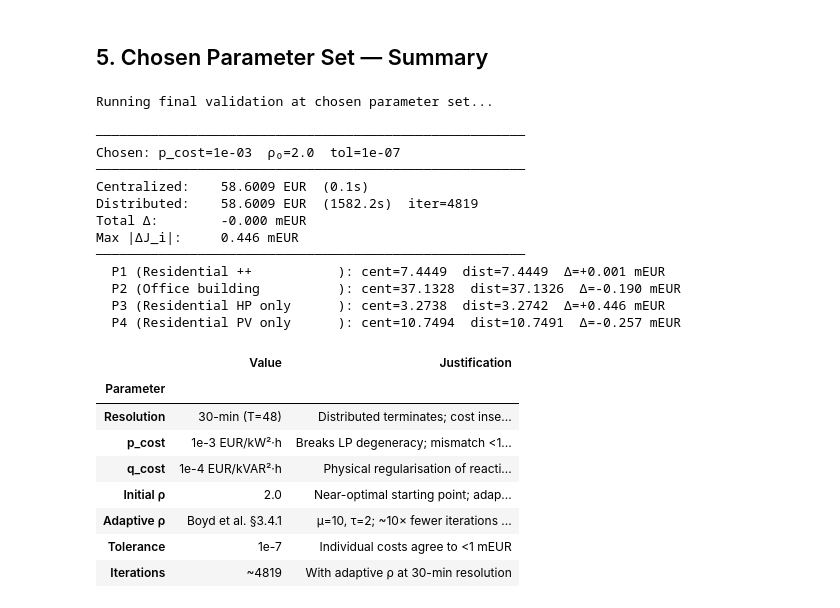
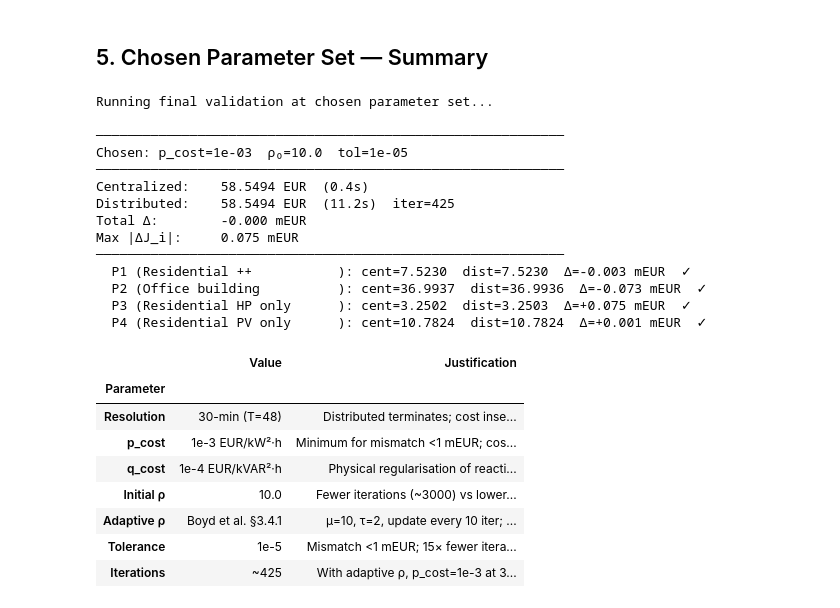
Before and after one commit to CatharinaHente/p2p-energy-trading-illustrative, a Jupyter notebook: convergence_study-2.ipynb, the cells around one changed output. Cells and saved outputs as stored; diff of their text form; code cells hidden in the pictures.

```diff
--- a/convergence_study-2.ipynb
+++ b/convergence_study-2.ipynb
@@ -499,6 +531,12 @@ and oscillates before adapting down.
 # %% [markdown]
 ## 5. Chosen Parameter Set — Summary
 # %%
+# ── Chosen operating point (revised from sweep results) ───────────────────────
+BASE_RHO   = 10.0    # rho sweep: ~3000 iter vs ~5000 at rho=2
+BASE_TOL   = 1e-5    # tolerance sweep: same mismatch as 1e-7, 15× fewer iter
+BASE_PCOST = 1e-3    # p_cost sweep: minimum for mismatch <1 mEUR
+MAX_ITER   = 50000
+
 print('Running final validation at chosen parameter set...')
 data_chosen = {**data_base, 'p_cost': BASE_PCOST}
 
@@ -506,59 +544,60 @@ t0  = time.time()
 r_c = centralized(data_chosen)
 t_c = time.time() - t0
 
 t0  = time.time()
 r_d = distributed(data_chosen, rho=BASE_RHO, tolerance=BASE_TOL,
                   max_iterations=MAX_ITER, adaptive_rho=True, log_history=True)
 t_d = time.time() - t0
 
 J_c = r_c['costs']
 J_d = r_d['costs']
 
-print(f'\n{"─"*55}')
+print(f'\n{"─"*60}')
 print(f'Chosen: p_cost={BASE_PCOST:.0e}  ρ₀={BASE_RHO}  tol={BASE_TOL:.0e}')
-print(f'{"─"*55}')
+print(f'{"─"*60}')
 print(f'Centralized:    {J_c.sum():.4f} EUR  ({t_c:.1f}s)')
 print(f'Distributed:    {J_d.sum():.4f} EUR  ({t_d:.1f}s)  iter={r_d["iterations"]}')
 print(f'Total Δ:        {(J_d.sum()-J_c.sum())*1000:+.3f} mEUR')
 print(f'Max |ΔJ_i|:     {float(np.max(np.abs(J_d-J_c)))*1000:.3f} mEUR')
-print(f'{"─"*55}')
+print(f'{"─"*60}')
 for i in range(N):
     diff = J_d[i] - J_c[i]
+    flag = '✓' if abs(diff)*1000 < 1.0 else '⚠'
     print(f'  P{i+1} ({names[i]:<25}): '
           f'cent={J_c[i]:.4f}  dist={J_d[i]:.4f}  '
-          f'Δ={diff*1000:+.3f} mEUR')
+          f'Δ={diff*1000:+.3f} mEUR  {flag}')
 
 params = pd.DataFrame([
-    ['Resolution',  '30-min (T=48)',  'Distributed terminates; cost insensitive to resolution'],
-    ['p_cost',      '1e-3 EUR/kW²·h', 'Breaks LP degeneracy; mismatch <1 mEUR; distortion <0.001 EUR'],
-    ['q_cost',      '1e-4 EUR/kVAR²·h','Physical regularisation of reactive power (unmetered in LV)'],
-    ['Initial ρ',   '2.0',            'Near-optimal starting point; adaptive scheme takes over'],
-    ['Adaptive ρ',  'Boyd et al. §3.4.1','μ=10, τ=2; ~10× fewer iterations vs fixed ρ'],
-    ['Tolerance',   '1e-7',           'Individual costs agree to <1 mEUR'],
-    ['Iterations',  f'~{r_d["iterations"]}','With adaptive ρ at 30-min resolution'],
-], columns=['Parameter','Value','Justification'])
+    ['Resolution',  '30-min (T=48)',      'Distributed terminates; cost insensitive to resolution (<0.01 EUR range)'],
+    ['p_cost',      '1e-3 EUR/kW²·h',     'Minimum for mismatch <1 mEUR; cost distortion <0.001 EUR (negligible)'],
+    ['q_cost',      '1e-4 EUR/kVAR²·h',   'Physical regularisation of reactive power (unmetered in LV networks)'],
+    ['Initial ρ',   '10.0',               'Fewer iterations (~3000) vs lower values; adaptive scheme adjusts from there'],
+    ['Adaptive ρ',  'Boyd et al. §3.4.1', 'μ=10, τ=2, update every 10 iter; balances primal/dual residuals'],
+    ['Tolerance',   '1e-5',               'Mismatch <1 mEUR; 15× fewer iterations than 1e-7 with no accuracy gain'],
+    ['Iterations',  f'~{r_d["iterations"]}', 'With adaptive ρ, p_cost=1e-3 at 30-min resolution'],
+], columns=['Parameter', 'Value', 'Justification'])
 display(params.set_index('Parameter'))
 # %% [output]
 Running final validation at chosen parameter set...
 
-───────────────────────────────────────────────────────
-Chosen: p_cost=1e-03  ρ₀=2.0  tol=1e-07
-───────────────────────────────────────────────────────
-Centralized:    58.6009 EUR  (0.1s)
-Distributed:    58.6009 EUR  (1582.2s)  iter=4819
+────────────────────────────────────────────────────────────
+Chosen: p_cost=1e-03  ρ₀=10.0  tol=1e-05
+────────────────────────────────────────────────────────────
+Centralized:    58.5494 EUR  (0.4s)
+Distributed:    58.5494 EUR  (11.2s)  iter=425
 Total Δ:        -0.000 mEUR
-Max |ΔJ_i|:     0.446 mEUR
-───────────────────────────────────────────────────────
-  P1 (Residential ++           ): cent=7.4449  dist=7.4449  Δ=+0.001 mEUR
-  P2 (Office building          ): cent=37.1328  dist=37.1326  Δ=-0.190 mEUR
-  P3 (Residential HP only      ): cent=3.2738  dist=3.2742  Δ=+0.446 mEUR
-  P4 (Residential PV only      ): cent=10.7494  dist=10.7491  Δ=-0.257 mEUR
+Max |ΔJ_i|:     0.075 mEUR
+────────────────────────────────────────────────────────────
+  P1 (Residential ++           ): cent=7.5230  dist=7.5230  Δ=-0.003 mEUR  ✓
+  P2 (Office building          ): cent=36.9937  dist=36.9936  Δ=-0.073 mEUR  ✓
+  P3 (Residential HP only      ): cent=3.2502  dist=3.2503  Δ=+0.075 mEUR  ✓
+  P4 (Residential PV only      ): cent=10.7824  dist=10.7824  Δ=+0.001 mEUR  ✓
 |  | Value | Justification |
 | Parameter |  |  |
 | Resolution | 30-min (T=48) | Distributed terminates; cost inse... |
-| p_cost | 1e-3 EUR/kW²·h | Breaks LP degeneracy; mismatch <1... |
+| p_cost | 1e-3 EUR/kW²·h | Minimum for mismatch <1 mEUR; cos... |
 | q_cost | 1e-4 EUR/kVAR²·h | Physical regularisation of reacti... |
-| Initial ρ | 2.0 | Near-optimal starting point; adap... |
-| Adaptive ρ | Boyd et al. §3.4.1 | μ=10, τ=2; ~10× fewer iterations ... |
-| Tolerance | 1e-7 | Individual costs agree to <1 mEUR |
-| Iterations | ~4819 | With adaptive ρ at 30-min resolution |
+| Initial ρ | 10.0 | Fewer iterations (~3000) vs lower... |
+| Adaptive ρ | Boyd et al. §3.4.1 | μ=10, τ=2, update every 10 iter; ... |
+| Tolerance | 1e-5 | Mismatch <1 mEUR; 15× fewer itera... |
+| Iterations | ~425 | With adaptive ρ, p_cost=1e-3 at 3... |
```
Also changed, not shown: parts of 3 cells of this notebook, 4 other files.
